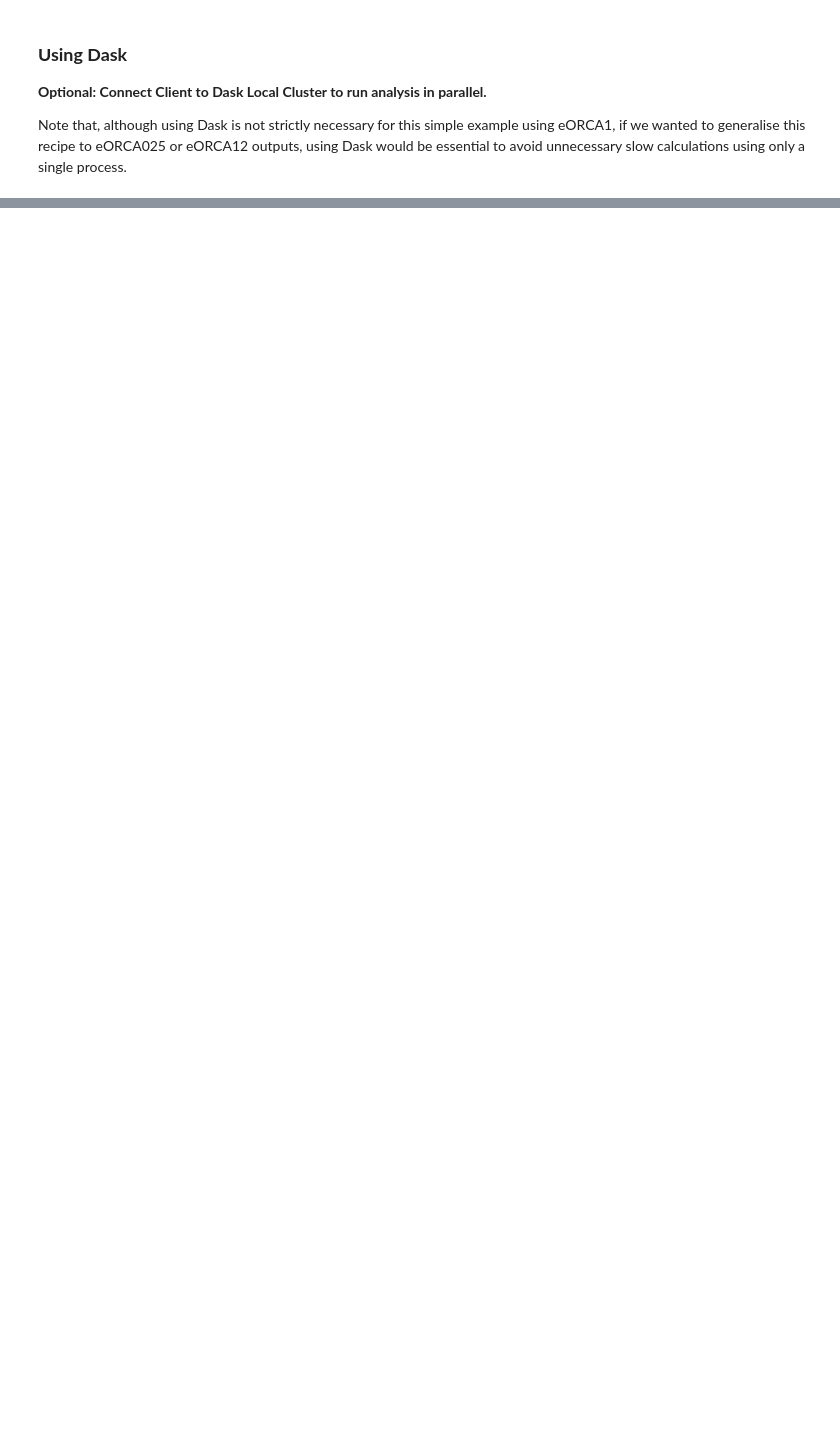
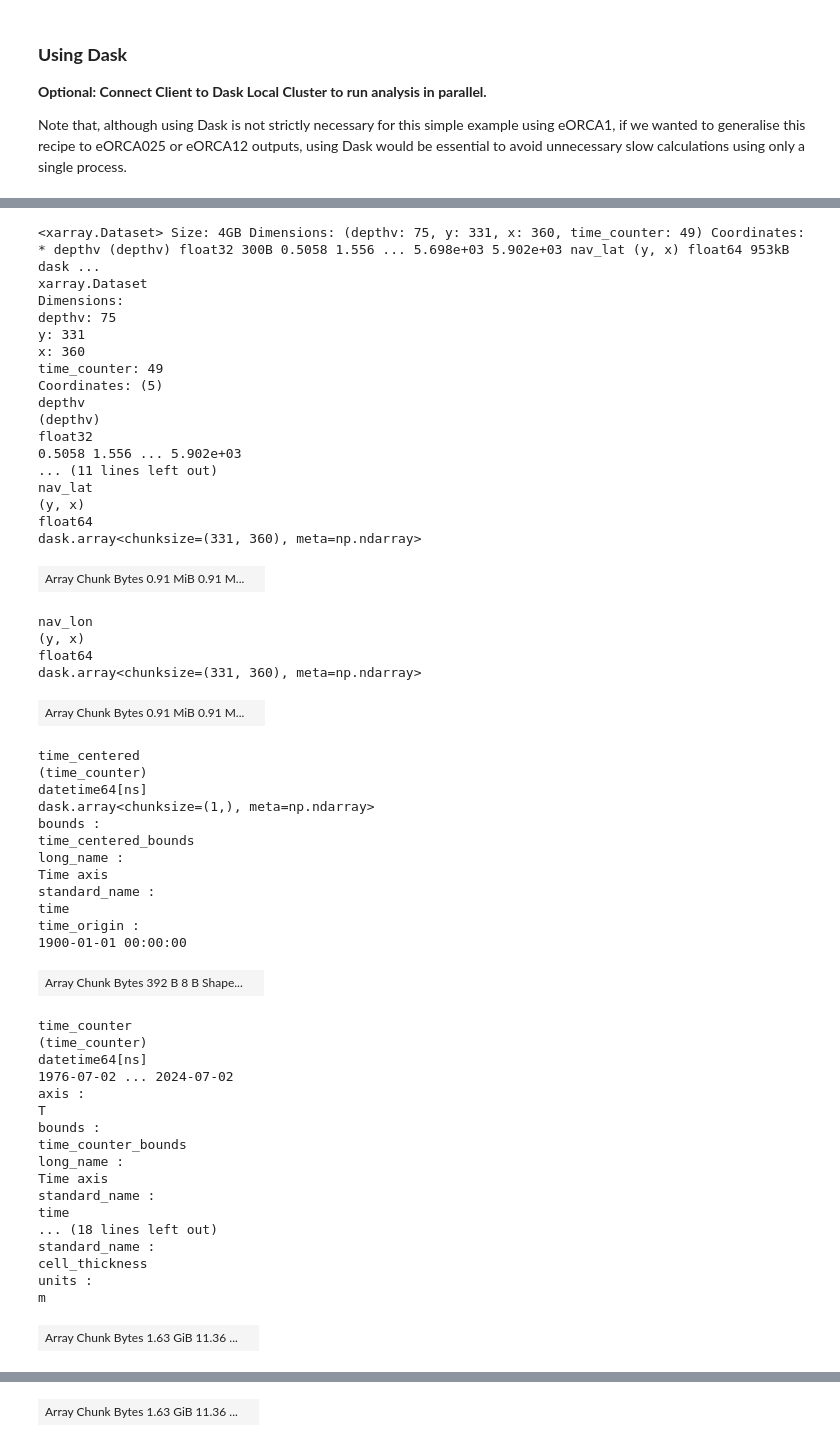
Before and after one commit to NOC-MSM/nemo_cookbook, a Jupyter notebook: recipes/recipe_moc_z.ipynb, the cells around one changed output, grey strips where cells are left out. Drawn from its saved outputs; the diff is of its cells as text; code cells hidden in the pictures; blank space fills up the shorter version.

```diff
--- a/recipes/recipe_moc_z.ipynb
+++ b/recipes/recipe_moc_z.ipynb
@@ -54,8 +83,63 @@ atl_mask = ds_domain['atlmsk'].squeeze()
 # %%
 # Define directory path to model output files:
-output_dir = "https://noc-msm-o.s3-ext.jc.rl.ac.uk/npd-eorca1-jra55v1"
+output_dir = "https://noc-msm-o.s3-ext.jc.rl.ac.uk/npd-eorca1-jra55v1/V1y"
 
-# Extract vertical grid cell thicknesses (m):
-e3v = xr.open_zarr(f"{output_dir}/V1y/e3v", consolidated=True, chunks={})['e3v']
-# Extract meridional velocities (m/s):
-vo = xr.open_zarr(f"{output_dir}/V1y/vo", consolidated=True, chunks={})['vo']
+# Construct NEMO model grid dataset, including vertical grid cell thicknesses (m) and meridional velocities (m/s):
+ds_gridV = xr.merge([xr.open_zarr(f"{output_dir}/{var}", consolidated=True, chunks={})[var] for var in ['e3v', 'vo']], compat="override")
+
+ds_gridV
+# %% [output]
+<xarray.Dataset> Size: 4GB Dimensions: (depthv: 75, y: 331, x: 360, time_counter: 49) Coordinates: * depthv (depthv) float32 300B 0.5058 1.556 ... 5.698e+03 5.902e+03 nav_lat (y, x) float64 953kB dask ...
+xarray.Dataset
+Dimensions:
+depthv: 75
+y: 331
+x: 360
+time_counter: 49
+Coordinates: (5)
+depthv
+(depthv)
+float32
+0.5058 1.556 ... 5.902e+03
+... (11 lines left out)
+nav_lat
+(y, x)
+float64
+dask.array<chunksize=(331, 360), meta=np.ndarray>
+| Array Chunk Bytes 0.91 MiB 0.91 M... |  |
+nav_lon
+(y, x)
+float64
+dask.array<chunksize=(331, 360), meta=np.ndarray>
+| Array Chunk Bytes 0.91 MiB 0.91 M... |  |
+time_centered
+(time_counter)
+datetime64[ns]
+dask.array<chunksize=(1,), meta=np.ndarray>
+bounds :
+time_centered_bounds
+long_name :
+Time axis
+standard_name :
+time
+time_origin :
+1900-01-01 00:00:00
+| Array Chunk Bytes 392 B 8 B Shape... |  |
+time_counter
+(time_counter)
+datetime64[ns]
+1976-07-02 ... 2024-07-02
+axis :
+T
+bounds :
+time_counter_bounds
+long_name :
+Time axis
+standard_name :
+time
+... (18 lines left out)
+standard_name :
+cell_thickness
+units :
+m
+| Array Chunk Bytes 1.63 GiB 11.36 ... |  |
@@ -61,0 +164 @@ vo = xr.open_zarr(f"{output_dir}/V1y/vo", consolidated=True, chunks={})['vo']
+| Array Chunk Bytes 1.63 GiB 11.36 ... |  |
```
Also changed, not shown: parts of 19 cells of this notebook.
